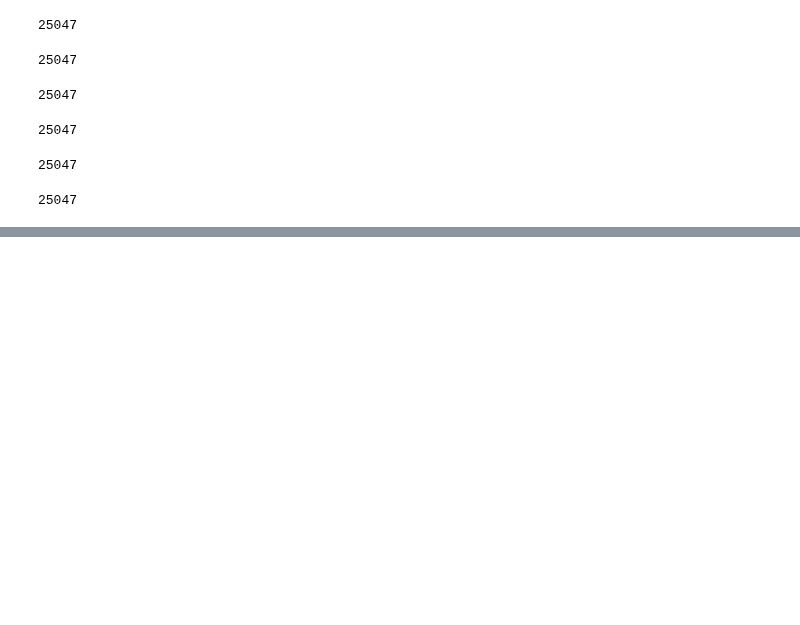
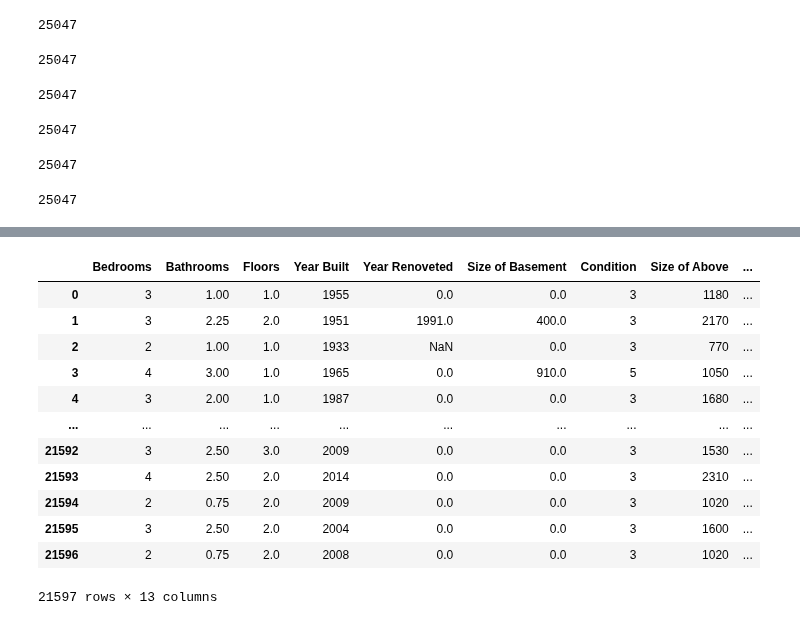
Before and after one commit to ruth-maker/file, a Jupyter notebook: East_King_County_Blueprint_Dataframess.ipynb, the cells around one changed output, grey strips where cells are left out. Drawn from its saved outputs; the diff is of its cells as text; code cells hidden in the pictures; blank space fills up the shorter version.

```diff
--- a/East_King_County_Blueprint_Dataframess.ipynb
+++ b/East_King_County_Blueprint_Dataframess.ipynb
@@ -710,0 +826,16 @@ plt.show()
+# %%
+house_info
+# %% [output]
+|  | Bedrooms | Bathrooms | Floors | Year Built | Year Renoveted | Size of Basement | Condition | Size of Above | ... |
+| 0 | 3 | 1.00 | 1.0 | 1955 | 0.0 | 0.0 | 3 | 1180 | ... |
+| 1 | 3 | 2.25 | 2.0 | 1951 | 1991.0 | 400.0 | 3 | 2170 | ... |
+| 2 | 2 | 1.00 | 1.0 | 1933 | NaN | 0.0 | 3 | 770 | ... |
+| 3 | 4 | 3.00 | 1.0 | 1965 | 0.0 | 910.0 | 5 | 1050 | ... |
+| 4 | 3 | 2.00 | 1.0 | 1987 | 0.0 | 0.0 | 3 | 1680 | ... |
+| ... | ... | ... | ... | ... | ... | ... | ... | ... | ... |
+| 21592 | 3 | 2.50 | 3.0 | 2009 | 0.0 | 0.0 | 3 | 1530 | ... |
+| 21593 | 4 | 2.50 | 2.0 | 2014 | 0.0 | 0.0 | 3 | 2310 | ... |
+| 21594 | 2 | 0.75 | 2.0 | 2009 | 0.0 | 0.0 | 3 | 1020 | ... |
+| 21595 | 3 | 2.50 | 2.0 | 2004 | 0.0 | 0.0 | 3 | 1600 | ... |
+| 21596 | 2 | 0.75 | 2.0 | 2008 | 0.0 | 0.0 | 3 | 1020 | ... |
+21597 rows × 13 columns
```
Also changed, not shown: parts of 23 cells of this notebook.
